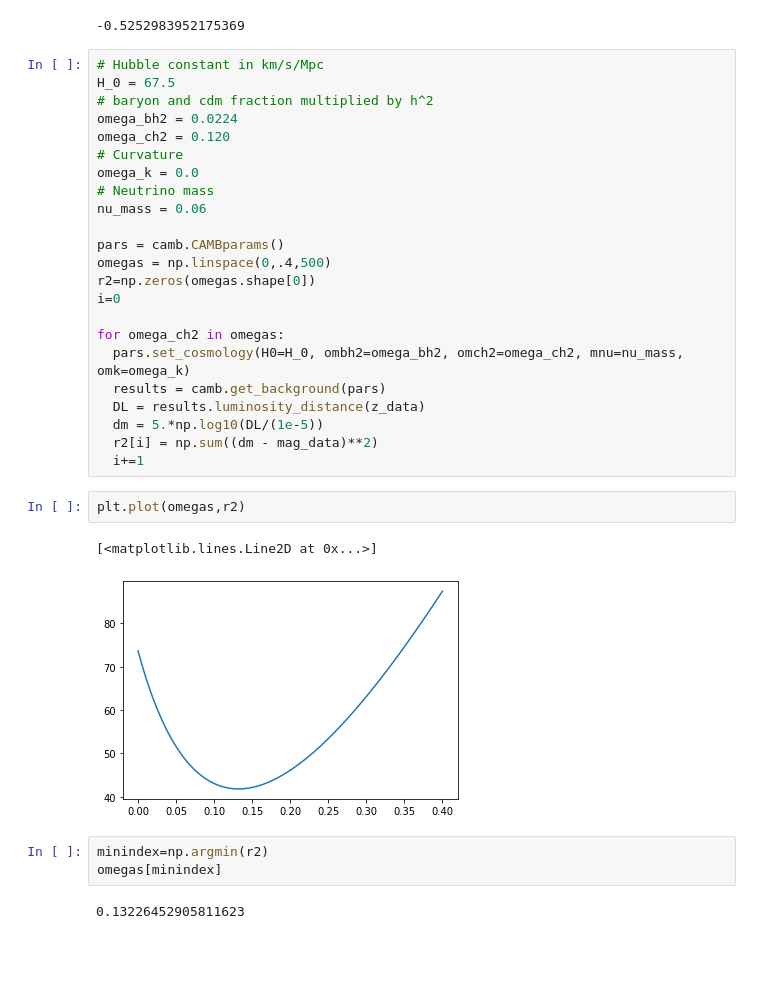
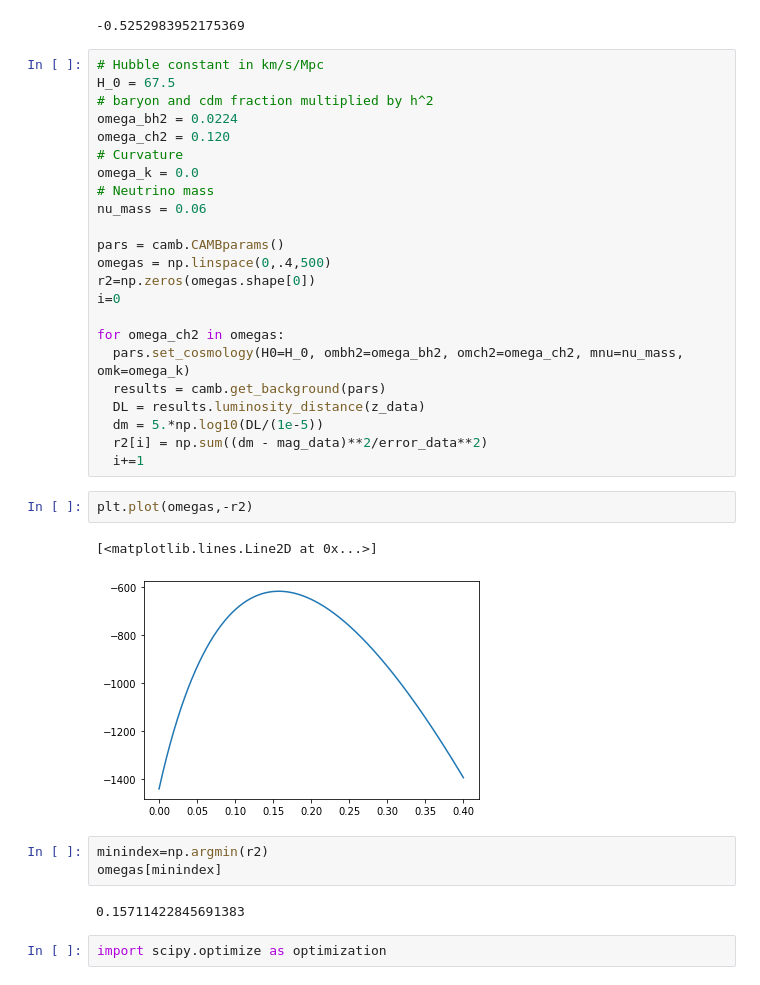
Before and after one commit to mjohnsonperimeter/cosmology_2019, a Jupyter notebook: SN_tutorial.ipynb, the cells around one changed output. Drawn from its saved outputs; the diff is of its cells as text; blank space fills up the shorter version.

```diff
--- a/SN_tutorial.ipynb
+++ b/SN_tutorial.ipynb
@@ -153,15 +152,17 @@ for omega_ch2 in omegas:
   results = camb.get_background(pars)
   DL = results.luminosity_distance(z_data)
   dm = 5.*np.log10(DL/(1e-5))
-  r2[i] = np.sum((dm - mag_data)**2)
+  r2[i] = np.sum((dm - mag_data)**2/error_data**2)
   i+=1
 # %%
-plt.plot(omegas,r2)
+plt.plot(omegas,-r2)
 # %% [output]
 [<matplotlib.lines.Line2D at 0x...>]
-[figure, old version]
+[figure, new version]
 # %%
 minindex=np.argmin(r2)
 omegas[minindex]
 # %% [output]
-0.13226452905811623
+0.15711422845691383
+# %%
+import scipy.optimize as optimization
```
Also changed, not shown: parts of 6 cells of this notebook.
